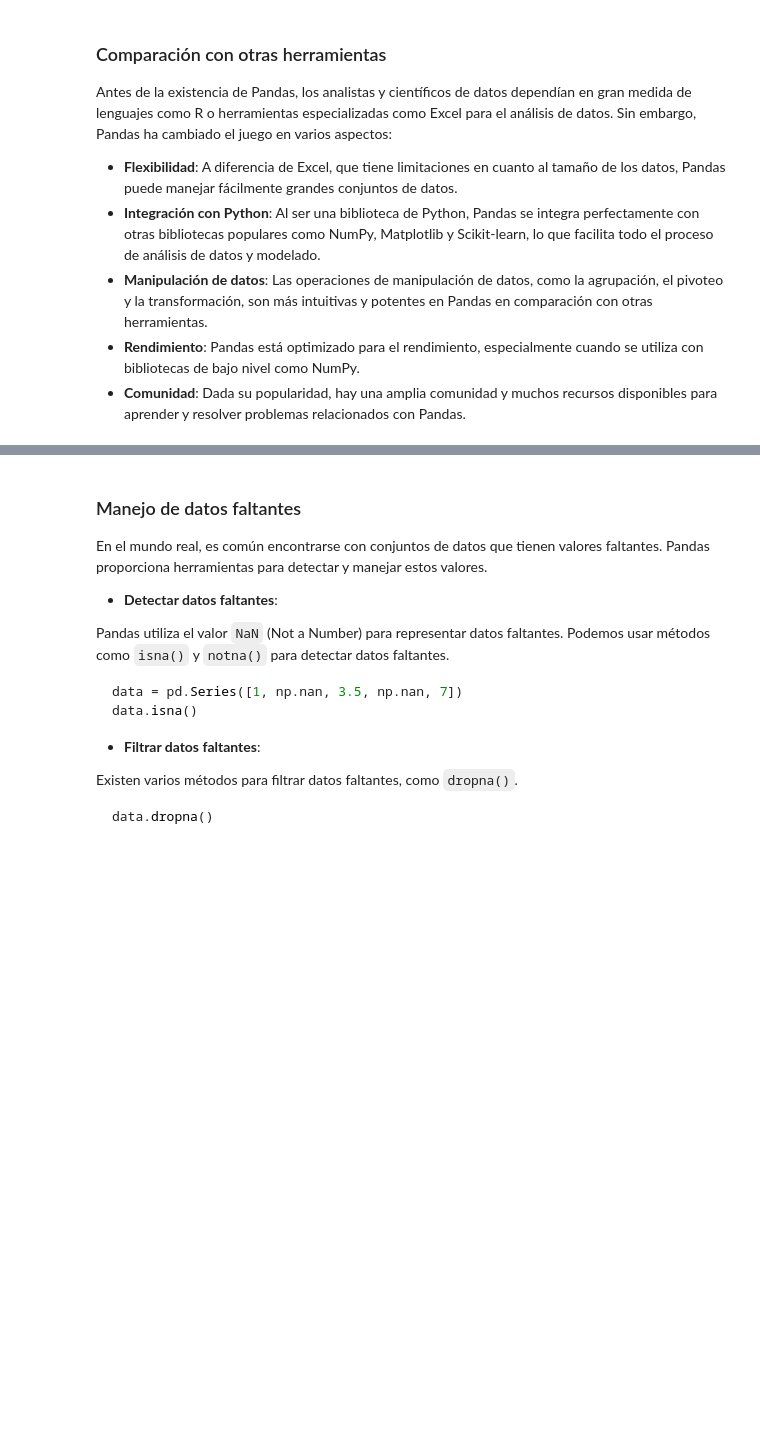
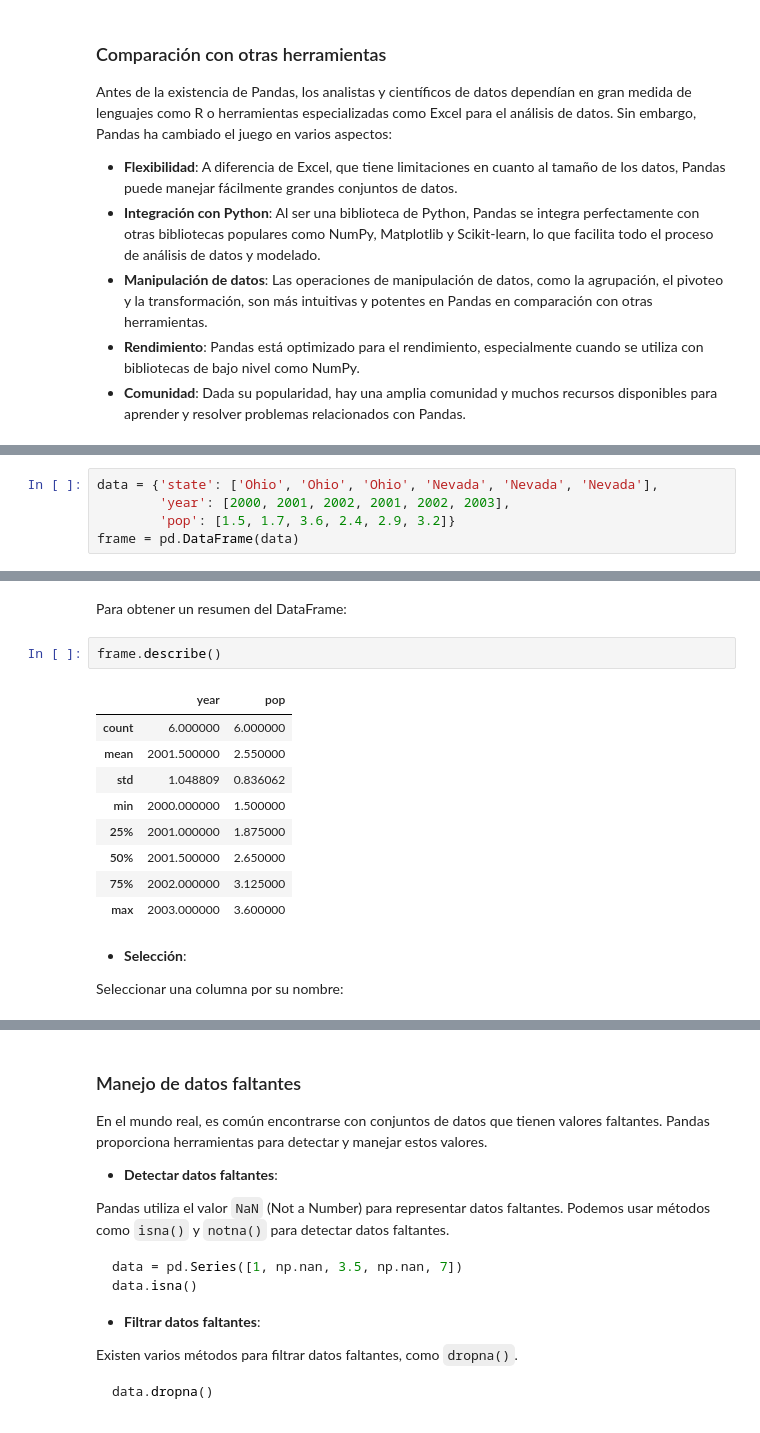
Before and after one commit to K3nnyZY/Python_class, a Jupyter notebook: Pandas/Curso_Pandas_Python.ipynb, the cells around one changed output, grey strips where cells are left out. Drawn from its saved outputs; the diff is of its cells as text; blank space fills up the shorter version.

```diff
--- a/Pandas/Curso_Avanzado_Pandas_Python_Sec_1_2.ipynb
+++ b/Pandas/Curso_Pandas_Python.ipynb
@@ -109,0 +80,5 @@ Estos son solo algunos ejemplos básicos. Pandas ofrece una amplia variedad de m
+# %%
+data = {'state': ['Ohio', 'Ohio', 'Ohio', 'Nevada', 'Nevada', 'Nevada'],
+        'year': [2000, 2001, 2002, 2001, 2002, 2003],
+        'pop': [1.5, 1.7, 3.6, 2.4, 2.9, 3.2]}
+frame = pd.DataFrame(data)
@@ -109,0 +98,19 @@ Estos son solo algunos ejemplos básicos. Pandas ofrece una amplia variedad de m
+# %% [markdown]
+
+Para obtener un resumen del DataFrame:
+# %%
+frame.describe()
+# %% [output]
+|  | year | pop |
+| count | 6.000000 | 6.000000 |
+| mean | 2001.500000 | 2.550000 |
+| std | 1.048809 | 0.836062 |
+| min | 2000.000000 | 1.500000 |
+| 25% | 2001.000000 | 1.875000 |
+| 50% | 2001.500000 | 2.650000 |
+| 75% | 2002.000000 | 3.125000 |
+| max | 2003.000000 | 3.600000 |
+# %% [markdown]
+- **Selección**:
+
+Seleccionar una columna por su nombre:
```
Also changed, not shown: parts of 15 cells of this notebook, 5 other files.
